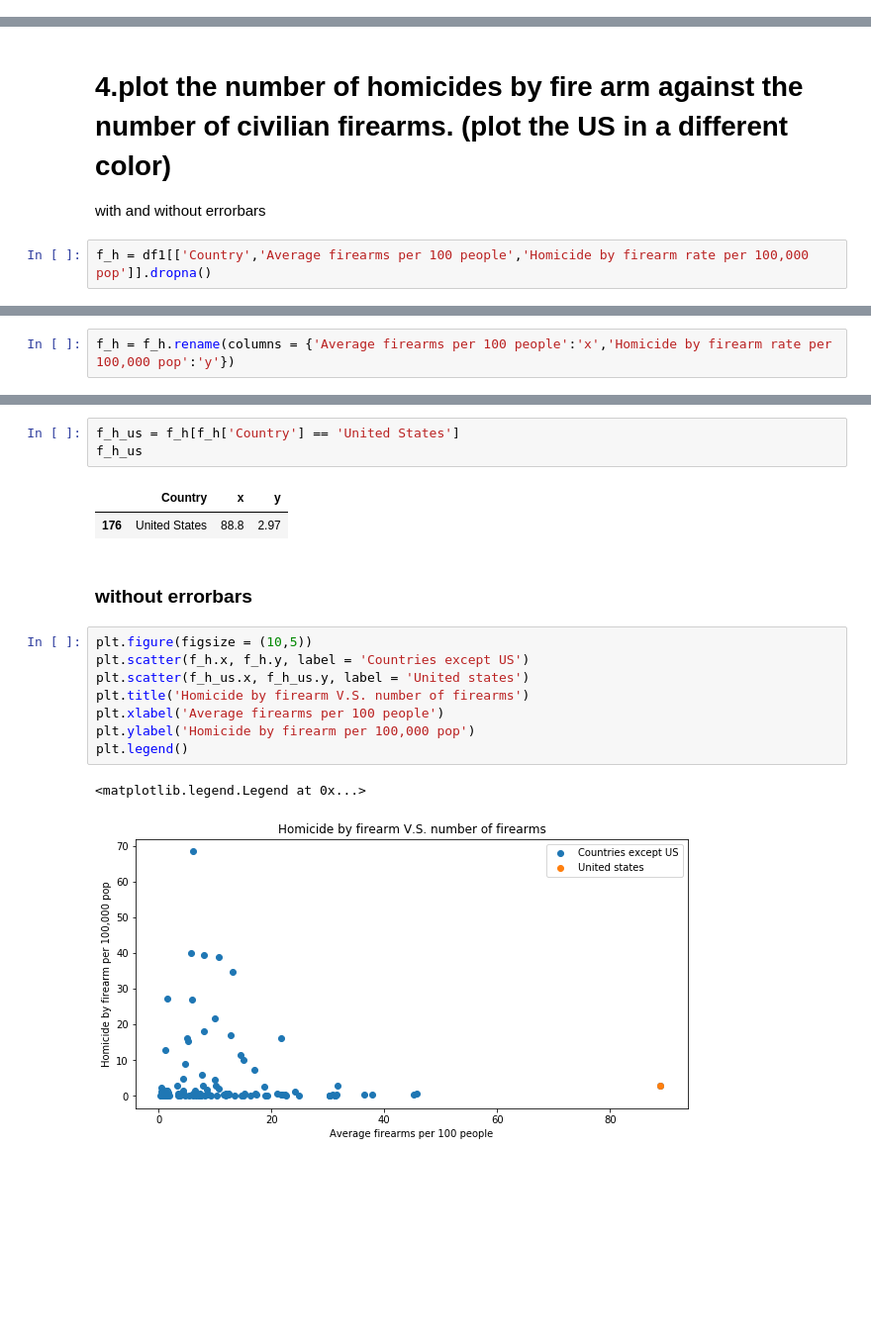
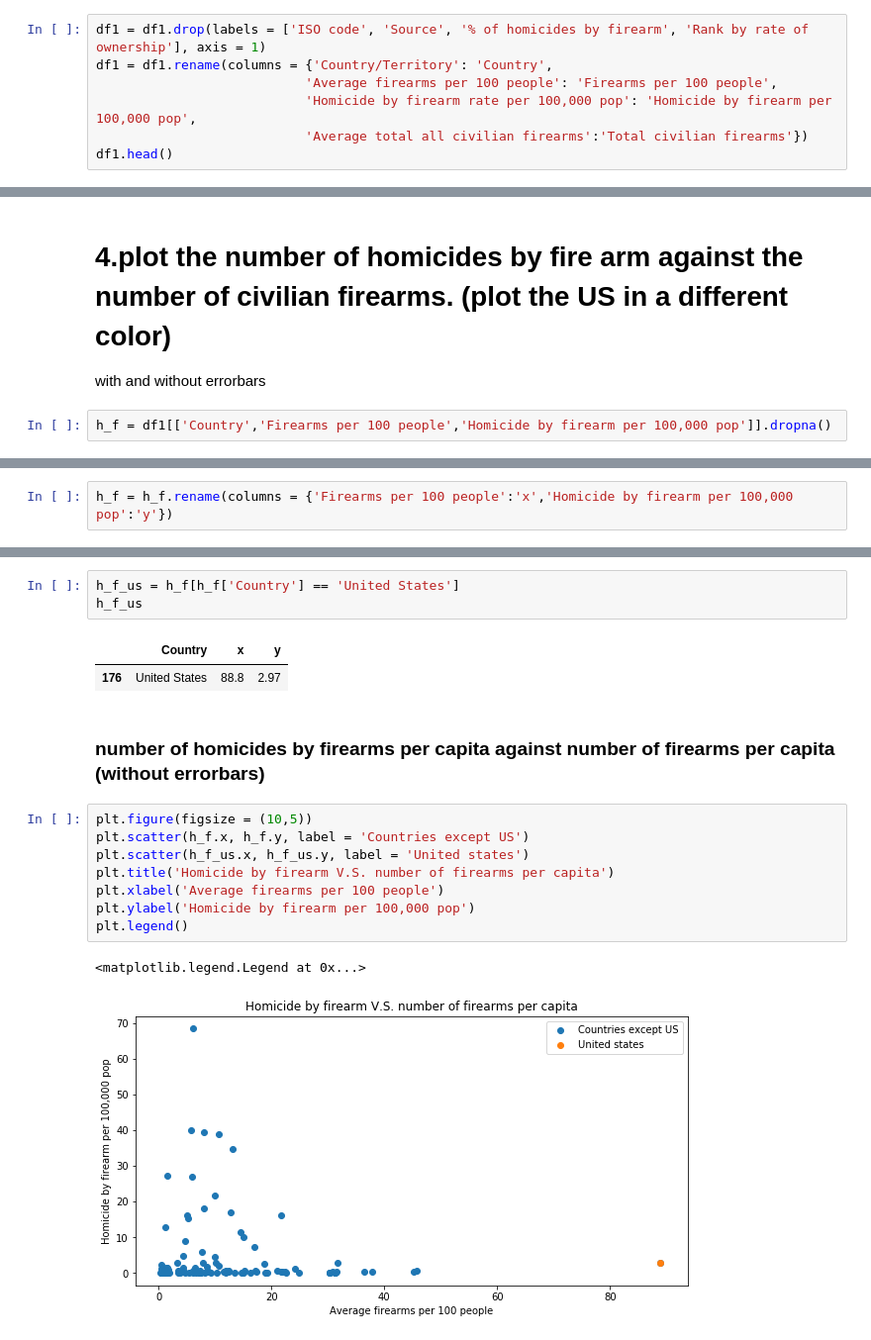
Before and after one commit to picniclin/PUI2017_yl5240, a Jupyter notebook: HW5_yl5240/HW5_Assignment3_yl5240.ipynb, the cells around one changed output, grey strips where cells are left out. Shown at 99% size. Cells and saved outputs as stored; diff of their text form; blank space fills up the shorter version.

```diff
--- a/HW5_yl5240/HW5_Assignment3_yl5240.ipynb
+++ b/HW5_yl5240/HW5_Assignment3_yl5240.ipynb
@@ -34,0 +32,7 @@ df1 = df1.rename(columns = {'Country/Territory': 'Country'})
+# %%
+df1 = df1.drop(labels = ['ISO code', 'Source', '% of homicides by firearm', 'Rank by rate of ownership'], axis = 1)
+df1 = df1.rename(columns = {'Country/Territory': 'Country',
+                           'Average firearms per 100 people': 'Firearms per 100 people',
+                           'Homicide by firearm rate per 100,000 pop': 'Homicide by firearm per 100,000 pop',
+                           'Average total all civilian firearms':'Total civilian firearms'})
+df1.head()
@@ -173,5 +185,5 @@ df1[df1['Homicide by firearm rate per 100,000 pop'] > 30]
 # 4.plot the number of  homicides by fire arm against the number of civilian firearms. (plot the  US in a different color)
 with and without errorbars
 # %%
-f_h = df1[['Country','Average firearms per 100 people','Homicide by firearm rate per 100,000 pop']].dropna()
+h_f = df1[['Country','Firearms per 100 people','Homicide by firearm per 100,000 pop']].dropna()
 # %%
@@ -179,5 +191,5 @@ len(f_h)
 # %% [output]
 107
 # %%
-f_h = f_h.rename(columns = {'Average firearms per 100 people':'x','Homicide by firearm rate per 100,000 pop':'y'})
+h_f = h_f.rename(columns = {'Firearms per 100 people':'x','Homicide by firearm per 100,000 pop':'y'})
 # %%
@@ -189,22 +201,22 @@ f_h.head()
 | 4 | Argentina | 10.2 | 3.02 |
 | 5 | Armenia | 12.5 | 0.29 |
 | 6 | Australia | 15.0 | 0.14 |
-# %%
-f_h_us = f_h[f_h['Country'] == 'United States']
-f_h_us
-# %% [output]
-|  | Country | x | y |
-| 176 | United States | 88.8 | 2.97 |
-# %% [markdown]
-### without errorbars
+# %%
+h_f_us = h_f[h_f['Country'] == 'United States']
+h_f_us
+# %% [output]
+|  | Country | x | y |
+| 176 | United States | 88.8 | 2.97 |
+# %% [markdown]
+### number of  homicides by firearms per capita against number of firearms per capita (without errorbars)
 # %%
 plt.figure(figsize = (10,5))
-plt.scatter(f_h.x, f_h.y, label = 'Countries except US')
-plt.scatter(f_h_us.x, f_h_us.y, label = 'United states')
-plt.title('Homicide by firearm V.S. number of firearms')
+plt.scatter(h_f.x, h_f.y, label = 'Countries except US')
+plt.scatter(h_f_us.x, h_f_us.y, label = 'United states')
+plt.title('Homicide by firearm V.S. number of firearms per capita')
 plt.xlabel('Average firearms per 100 people')
 plt.ylabel('Homicide by firearm per 100,000 pop')
 plt.legend()
 # %% [output]
 <matplotlib.legend.Legend at 0x...>
-[figure, old version]
+[figure, new version]
```
Also changed, not shown: parts of 33 cells of this notebook.
